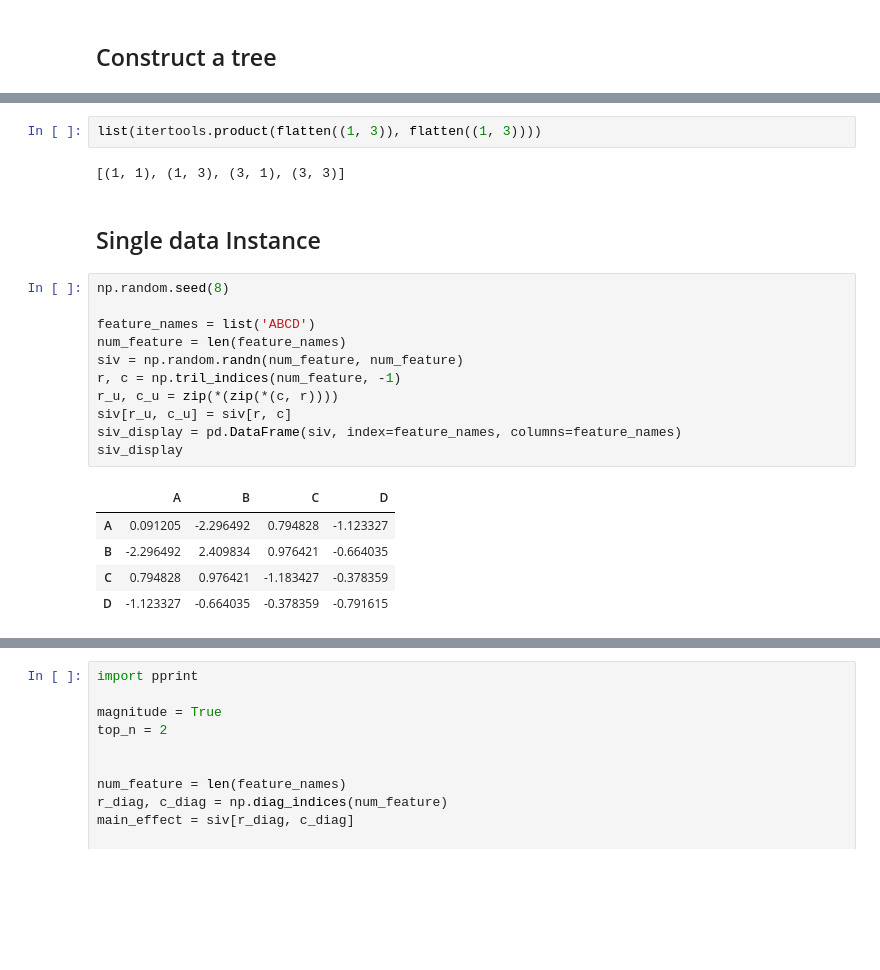
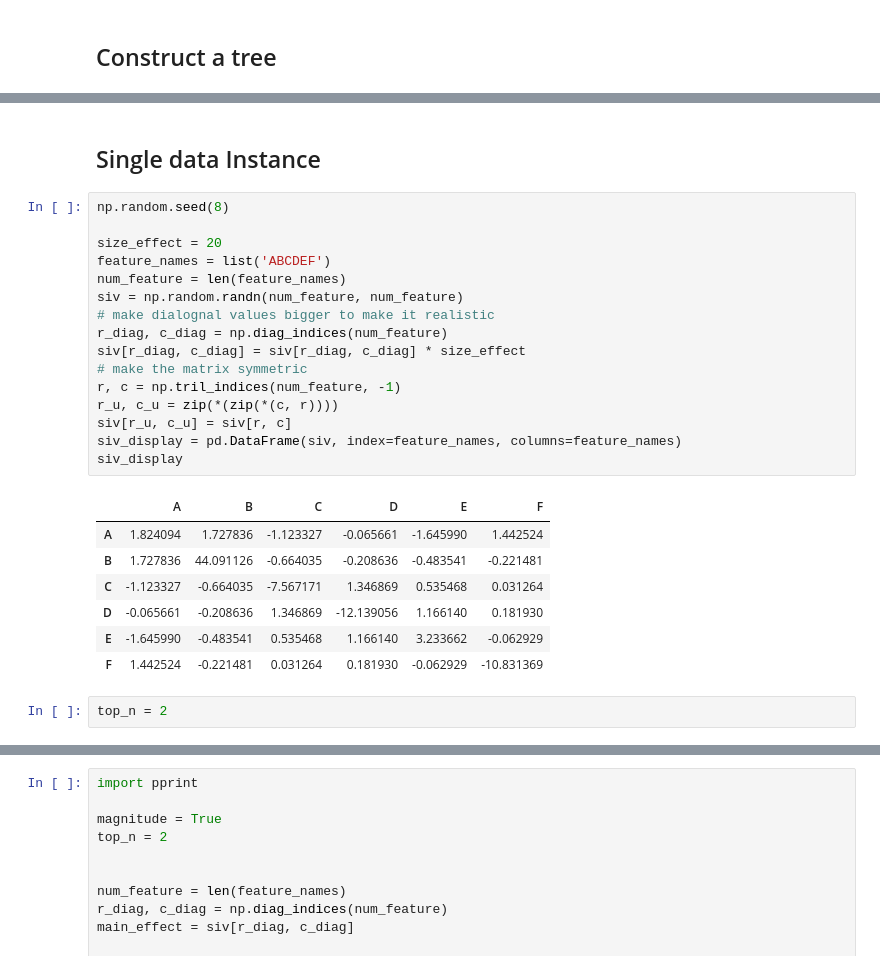
Before and after one commit to simonjisu/FeatureInteractionTree, a Jupyter notebook: notebooks/TestNotebook.ipynb, the cells around one changed output, grey strips where cells are left out. Saved outputs shown, nothing was run; the diff lists cells and outputs as text; blank space fills up the shorter version.

```diff
--- a/notebooks/TestNotebook.ipynb
+++ b/notebooks/TestNotebook.ipynb
@@ -220,27 +330,32 @@ class TreeBuilder():
             exporter.to_picture(self.cache_path / filename)
         else:
             raise KeyError('Wrong `typ`')
-# %%
-list(itertools.product(flatten((1, 3)), flatten((1, 3))))
-# %% [output]
-[(1, 1), (1, 3), (3, 1), (3, 3)]
 # %% [markdown]
 ## Single data Instance
 # %%
 np.random.seed(8)
 
-feature_names = list('ABCD')
+size_effect = 20
+feature_names = list('ABCDEF')
 num_feature = len(feature_names)
 siv = np.random.randn(num_feature, num_feature)
+# make dialognal values bigger to make it realistic
+r_diag, c_diag = np.diag_indices(num_feature)
+siv[r_diag, c_diag] = siv[r_diag, c_diag] * size_effect
+# make the matrix symmetric
 r, c = np.tril_indices(num_feature, -1)
 r_u, c_u = zip(*(zip(*(c, r))))
 siv[r_u, c_u] = siv[r, c]
 siv_display = pd.DataFrame(siv, index=feature_names, columns=feature_names)
 siv_display
 # %% [output]
-|  | A | B | C | D |
-| A | 0.091205 | -2.296492 | 0.794828 | -1.123327 |
-| B | -2.296492 | 2.409834 | 0.976421 | -0.664035 |
-| C | 0.794828 | 0.976421 | -1.183427 | -0.378359 |
-| D | -1.123327 | -0.664035 | -0.378359 | -0.791615 |
+|  | A | B | C | D | E | F |
+| A | 1.824094 | 1.727836 | -1.123327 | -0.065661 | -1.645990 | 1.442524 |
+| B | 1.727836 | 44.091126 | -0.664035 | -0.208636 | -0.483541 | -0.221481 |
+| C | -1.123327 | -0.664035 | -7.567171 | 1.346869 | 0.535468 | 0.031264 |
+| D | -0.065661 | -0.208636 | 1.346869 | -12.139056 | 1.166140 | 0.181930 |
+| E | -1.645990 | -0.483541 | 0.535468 | 1.166140 | 3.233662 | -0.062929 |
+| F | 1.442524 | -0.221481 | 0.031264 | 0.181930 | -0.062929 | -10.831369 |
+# %%
+top_n = 2
 # %%
```
Also changed, not shown: parts of 11 cells of this notebook, 5 other files.
